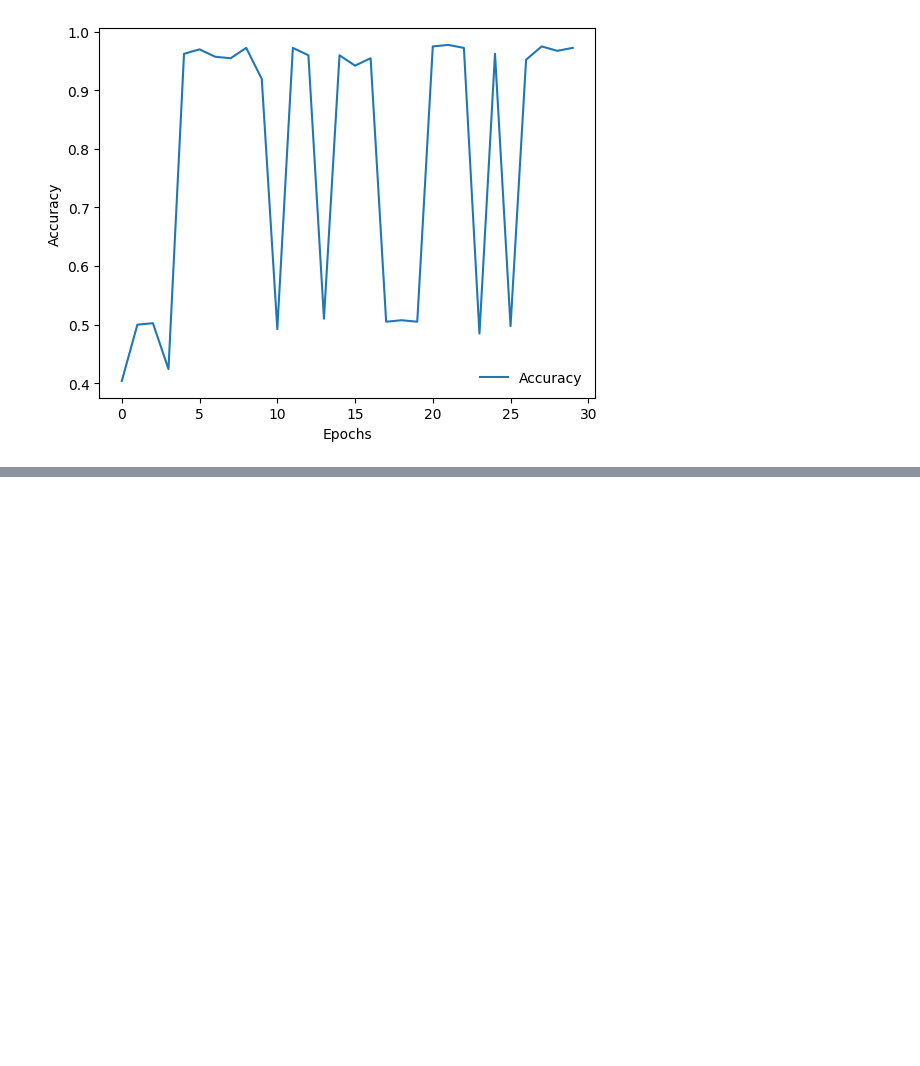
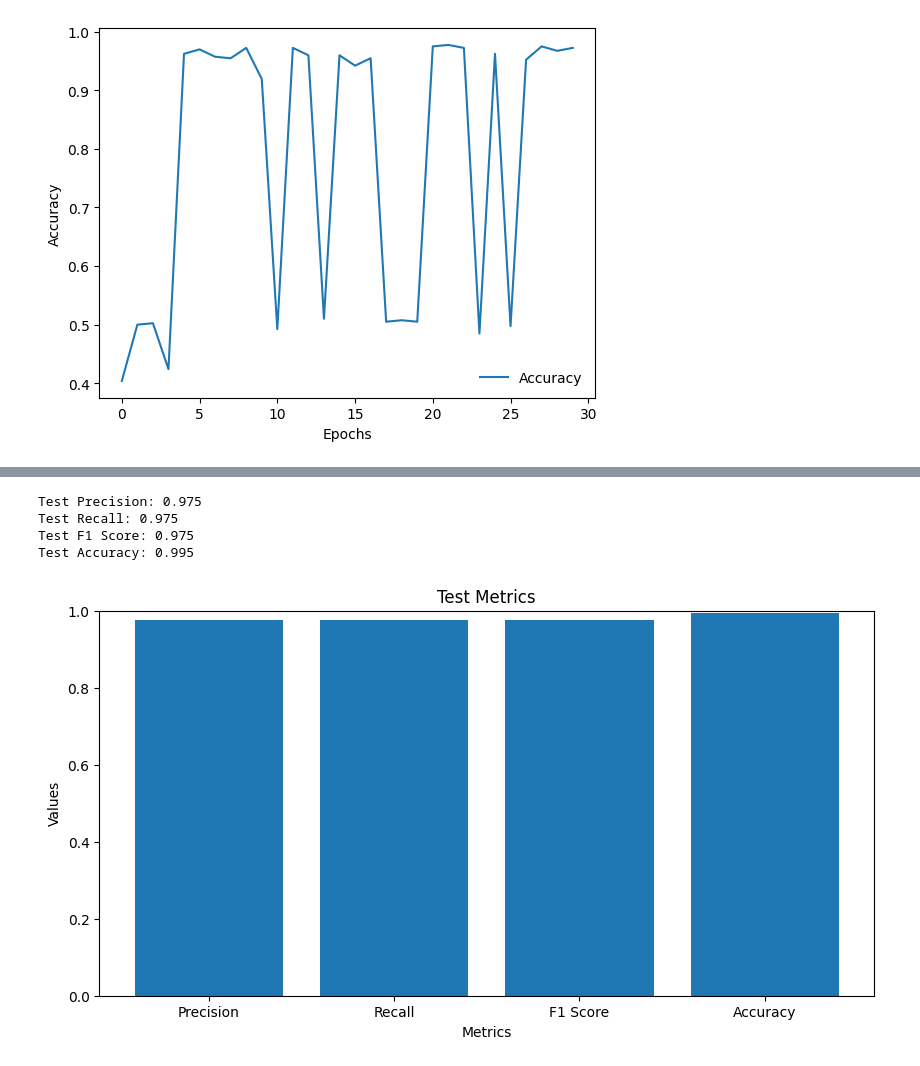
Before and after one commit to thegeeksinfo/Deep-Learning-Cataract-Detection, a Jupyter notebook: notebooks/03_train.ipynb, the cells around one changed output, grey strips where cells are left out. Saved outputs shown, nothing was run; the diff lists cells and outputs as text; code cells hidden in the pictures; blank space fills up the shorter version.

```diff
--- a/notebooks/03_train.ipynb
+++ b/notebooks/03_train.ipynb
@@ -449,0 +515,80 @@ E
+# %%
+import torch
+from torch import nn
+from torchvision import models
+from sklearn.metrics import precision_score, recall_score, f1_score, accuracy_score
+import matplotlib.pyplot as plt
+
+# Define the device: Use GPU if available, otherwise use CPU
+device = torch.device("cuda" if torch.cuda.is_available() else "cpu")
+
+# Load the pre-trained ResNet-152 model
+model = models.resnet152(pretrained=True)
+
+# Modify the final fully connected layer for binary classification
+num_ftrs = model.fc.in_features
+out_ftrs = 2  # Number of output features (binary classification)
+model.fc = nn.Sequential(
+    nn.Linear(num_ftrs, 512),  # Fully connected layer with 512 units
+    nn.ReLU(),  # ReLU activation
+    nn.Linear(512, out_ftrs),  # Final fully connected layer with 'out_ftrs' units
+    nn.LogSoftmax(dim=1)  # LogSoftmax activation
+)
+
+# Load the state dictionary of the trained model
+model.load_state_dict(torch.load('final_model.pth', map_location=device))
+
+# Move the model to the specified device
+model.to(device)
+model.eval()  # Set the model to evaluation mode
+
+# Function to calculate evaluation metrics
+def calculate_metrics(loader):
+    all_labels = []
+    all_preds = []
+
+    # Disable gradient calculation for evaluation
+    with torch.no_grad():
+        for images, labels in loader:
+            images, labels = images.to(device), labels.to(device)
+            outputs = model(images)  # Get model predictions
+            _, preds = torch.max(outputs, 1)  # Get predicted class
+            all_labels.extend(labels.cpu().numpy())  # Collect true labels
+            all_preds.extend(preds.cpu().numpy())  # Collect predicted labels
+
+    # Calculate precision, recall, F1 score, and accuracy
+    precision = precision_score(all_labels, all_preds, average='binary')
+    recall = recall_score(all_labels, all_preds, average='binary')
+    f1 = f1_score(all_labels, all_preds, average='binary')
+    accuracy = accuracy_score(all_labels, all_preds)
+
+    return precision, recall, f1, accuracy
+
+# Calculate metrics on the test set
+test_precision, test_recall, test_f1, test_accuracy = calculate_metrics(testloader)
+
+print(f'Test Precision: {test_precision:.3f}')
+print(f'Test Recall: {test_recall:.3f}')
+print(f'Test F1 Score: {test_f1:.3f}')
+print(f'Test Accuracy: {test_accuracy:.3f}')
+
+# Plotting the evaluation metrics
+metrics = {
+    'Precision': test_precision,
+    'Recall': test_recall,
+    'F1 Score': test_f1,
+    'Accuracy': test_accuracy
+}
+plt.figure(figsize=(10, 5))
+plt.bar(metrics.keys(), metrics.values())
+plt.xlabel("Metrics")
+plt.ylabel("Values")
+plt.title("Test Metrics")
+plt.ylim(0, 1)
+plt.show()
+# %% [output]
+Test Precision: 0.975
+Test Recall: 0.975
+Test F1 Score: 0.975
+Test Accuracy: 0.995
+[figure, added]
```
Also changed, not shown: parts of 3 cells of this notebook.
